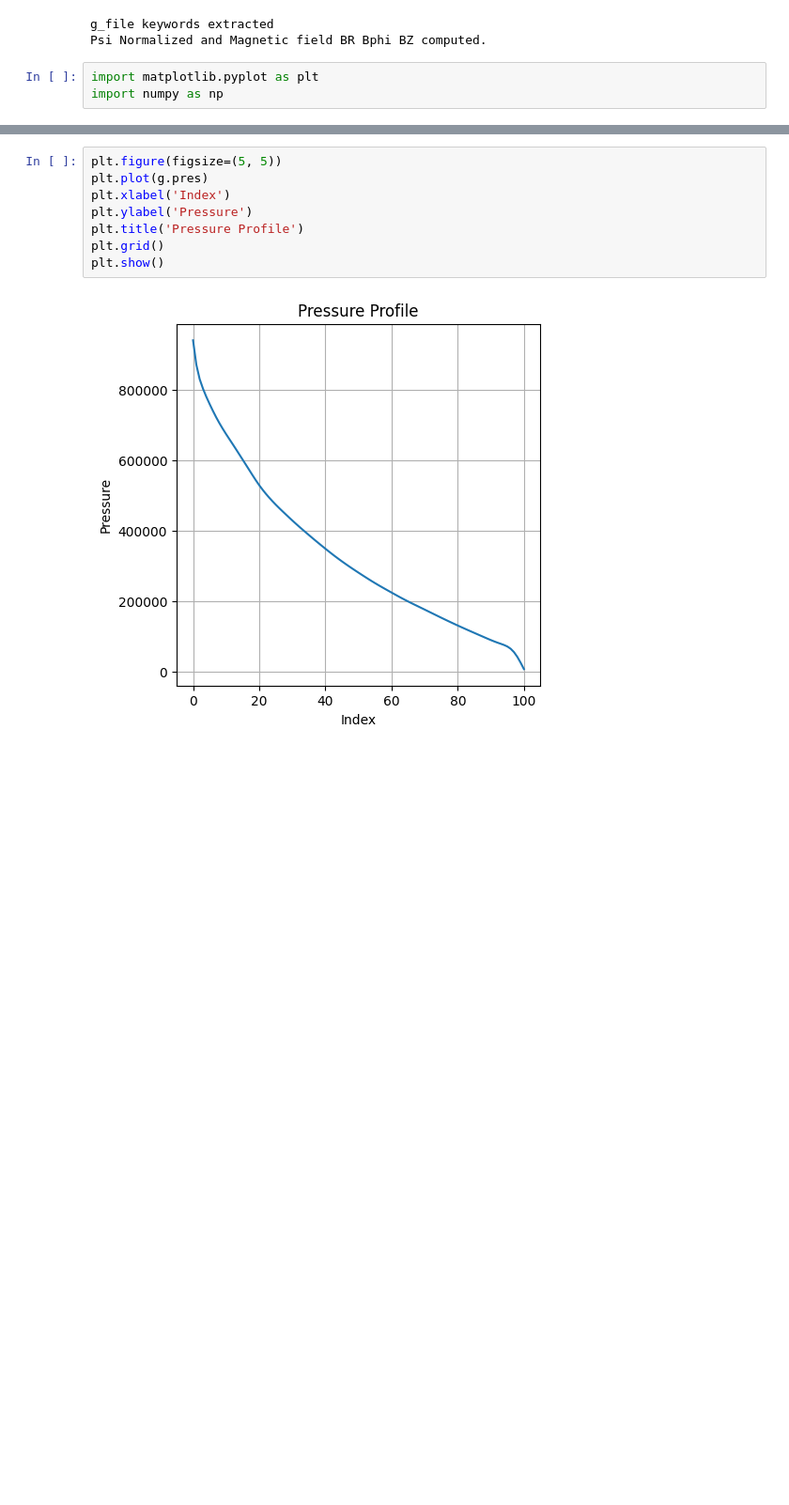
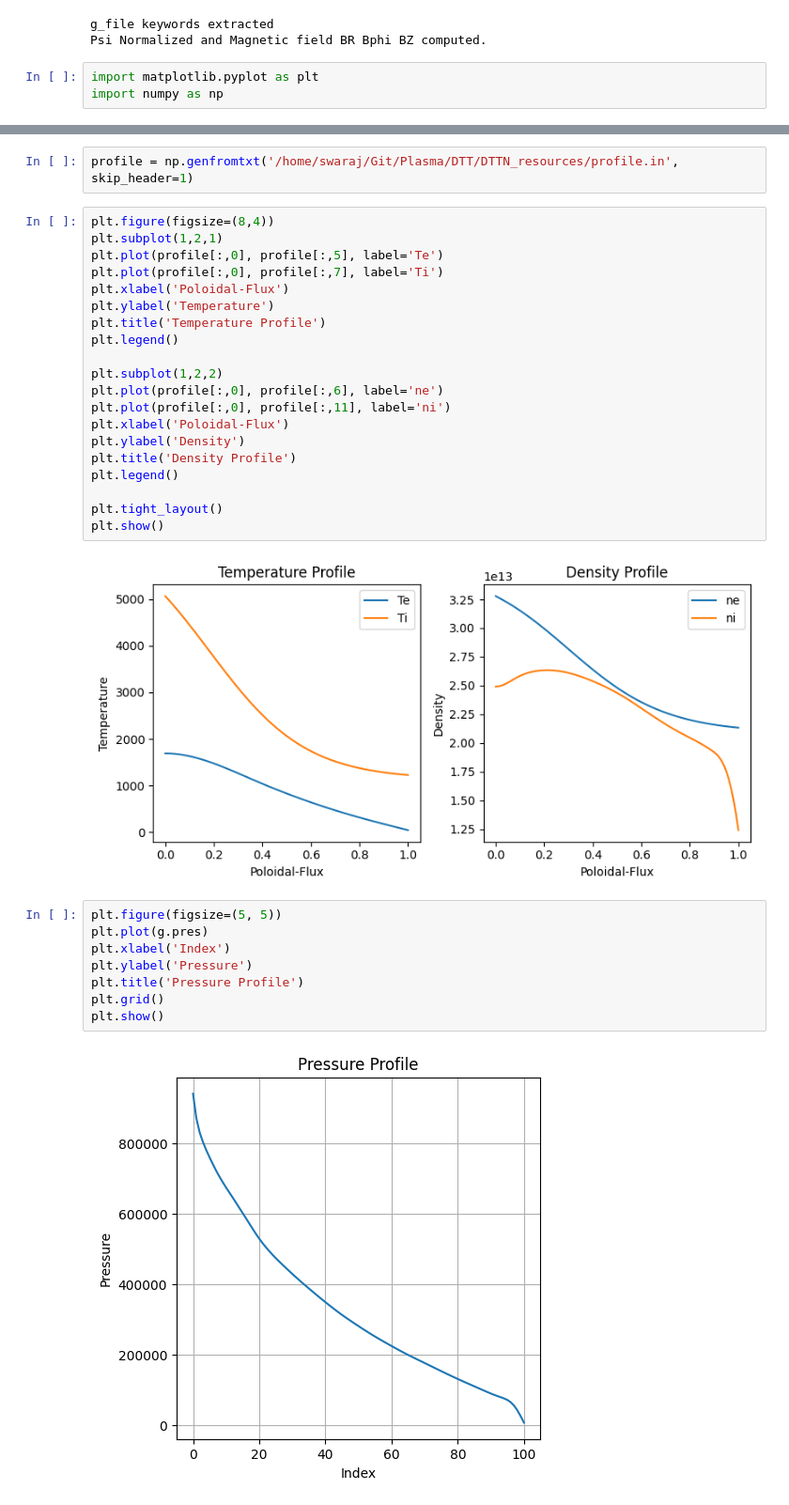
Before and after one commit to swarajsao1/Plasma, a Jupyter notebook: DTT/DTT_N/DTT.ipynb, the cells around one changed output, grey strips where cells are left out. Shown at 94% size. Cells and saved outputs as stored; diff of their text form; blank space fills up the shorter version.

Commit message:
Profile.in added.

```diff
--- a/DTT/DTT_N/DTT.ipynb
+++ b/DTT/DTT_N/DTT.ipynb
@@ -23,3 +33,27 @@ import numpy as np
+# %%
+profile = np.genfromtxt('/home/swaraj/Git/Plasma/DTT/DTTN_resources/profile.in', skip_header=1)
+# %%
+plt.figure(figsize=(8,4))
+plt.subplot(1,2,1)
+plt.plot(profile[:,0], profile[:,5], label='Te')
+plt.plot(profile[:,0], profile[:,7], label='Ti')
+plt.xlabel('Poloidal-Flux')
+plt.ylabel('Temperature')
+plt.title('Temperature Profile')
+plt.legend()
+
+plt.subplot(1,2,2)
+plt.plot(profile[:,0], profile[:,6], label='ne')
+plt.plot(profile[:,0], profile[:,11], label='ni')
+plt.xlabel('Poloidal-Flux')
+plt.ylabel('Density')
+plt.title('Density Profile')
+plt.legend()
+
+plt.tight_layout()
+plt.show()
+# %% [output]
+[figure, added]
 # %%
 plt.figure(figsize=(5, 5))
 plt.plot(g.pres)
```
Also changed, not shown: parts of 5 cells of this notebook, 4 other files.
